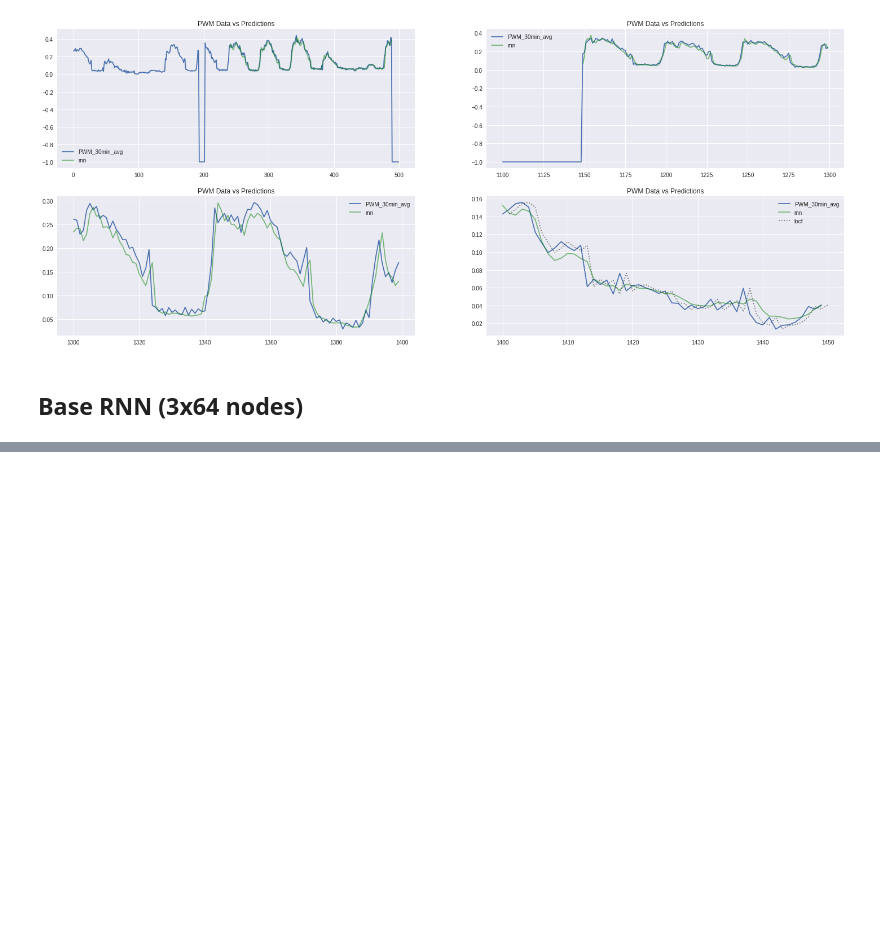
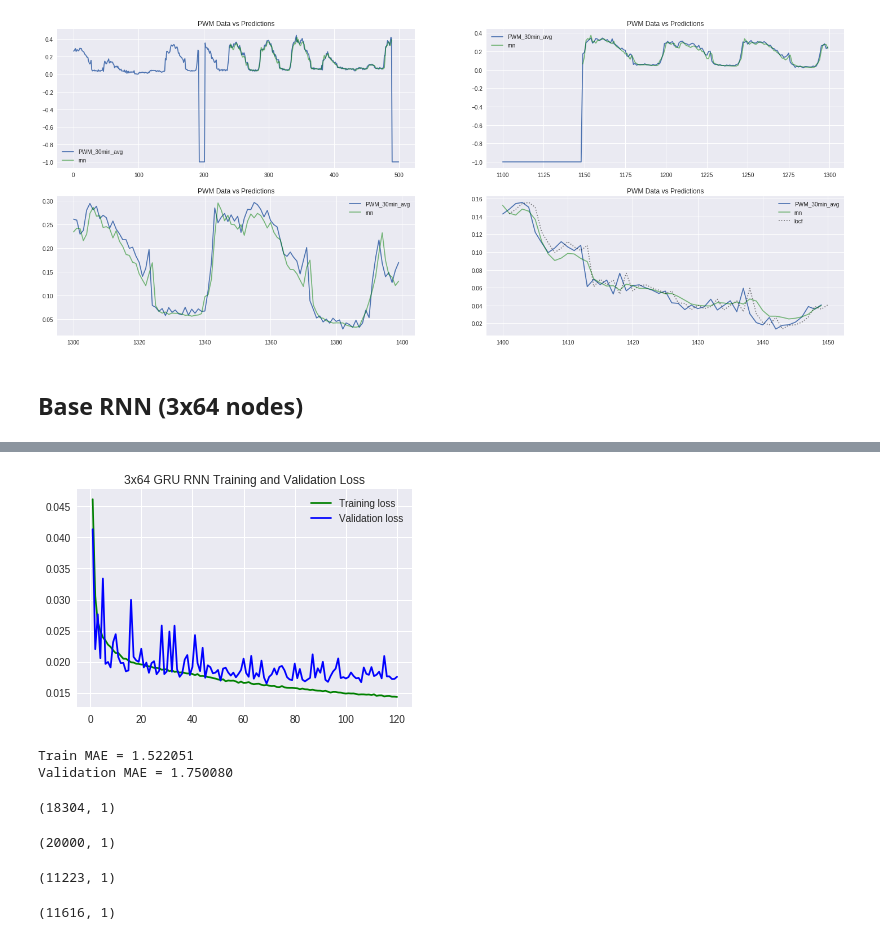
Before and after one commit to tkokkeng/KE5105-Time-Series-Forecasting, a Jupyter notebook: modelling/model4-colab.ipynb, the cells around one changed output, grey strips where cells are left out. Saved outputs shown, nothing was run; the diff lists cells and outputs as text; code cells hidden in the pictures; blank space fills up the shorter version.

```diff
--- a/modelling/model4-colab.ipynb
+++ b/modelling/model4-colab.ipynb
@@ -459,5 +464,5 @@ gen_val = mu.DataGenerator(as5_val_split,
 t1 = datetime.datetime.now()
 history = model.fit_generator(generator=gen_train, epochs=120,
                               validation_data=gen_val,
-                              workers=4, use_multiprocessing=True, shuffle=True)
+                              workers=1, use_multiprocessing=True, shuffle=True, verbose=2)
 print('\nTraining Duration = %s' % (datetime.datetime.now()-t1))
@@ -464,19 +487,26 @@ print('\nTraining Duration = %s' % (datetime.datetime.now()-t1))
 # %%
 train_loss = history.history['loss']
 val_loss = history.history['val_loss']
 epochs = range(1, len(train_loss) + 1)
 plt.figure()
 plt.plot(epochs, train_loss, 'g', label='Training loss')
 plt.plot(epochs, val_loss, 'b', label='Validation loss')
-plt.title('2x64 GRU RNN Training and Validation Loss')
+plt.title('3x64 GRU RNN Training and Validation Loss')
 plt.legend()
 plt.show()
+# %% [output]
+[figure, added]
 # %%
 print('Train MAE = %f\nValidation MAE = %f' % ((min(train_loss) * (as5_train_df['PWM_30min_avg'].max() - as5_train_df['PWM_30min_avg'].min())),
                                                (min(val_loss) * (as5_train_df['PWM_30min_avg'].max() - as5_train_df['PWM_30min_avg'].min()))))
+# %% [output]
+Train MAE = 1.522051
+Validation MAE = 1.750080
 # %%
 as5_train_preds = model.predict_generator(gen_train, workers=4, use_multiprocessing=True)
 as5_train_preds.shape
+# %% [output]
+(18304, 1)
 # %%
 as5_train_preds_withnan = np.full((as5_train_split.shape[0] - delay, 1), np.NaN)
 j = 0
@@ -485,9 +515,13 @@ for i in range(lookback, len(as5_train_split)):
         as5_train_preds_withnan[i] = as5_train_preds[j]
         j += 1
 as5_train_preds_withnan.shape
+# %% [output]
+(20000, 1)
 # %%
 as5_val_preds = model.predict_generator(gen_val, workers=4, use_multiprocessing=True)
 as5_val_preds.shape
+# %% [output]
+(11223, 1)
 # %%
 as5_val_preds_withnan = np.full((as5_val_split.shape[0] - delay, 1), np.NaN)
 j = 0
@@ -496,6 +530,8 @@ for i in range(lookback, len(as5_val_split)):
         as5_val_preds_withnan[i] = as5_val_preds[j]
         j += 1
 as5_val_preds_withnan.shape
+# %% [output]
+(11616, 1)
 # %%
 plt.figure(figsize=(25, 5))
 plt.plot(range(as5_train_data.shape[0]), as5_train_data[:, 0], label='PWM_30min_avg')
```
Also changed, not shown: parts of 8 cells of this notebook.
